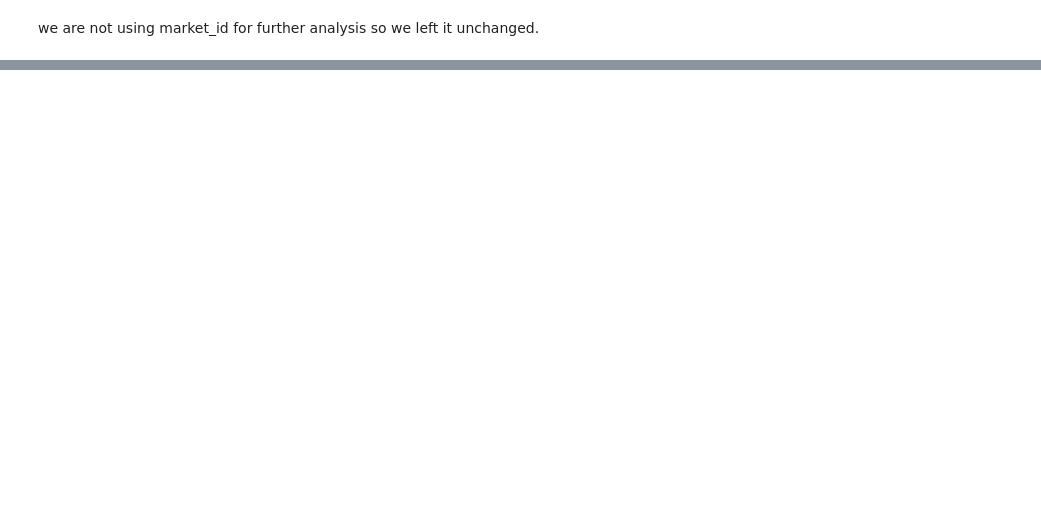
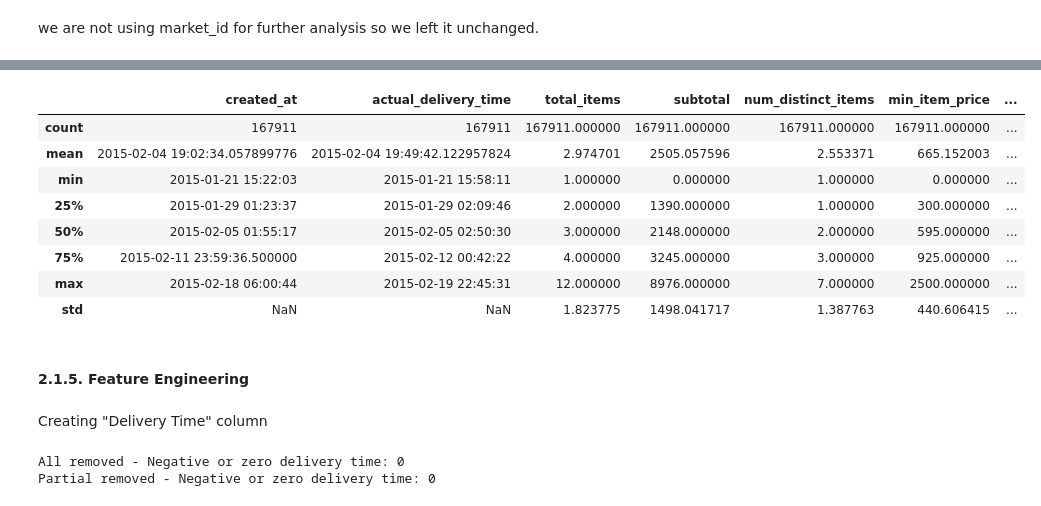
Before and after one commit to heyitzrizki/final-project-ds49-group3, a Jupyter notebook: eda & preprocessing/eda_&_pre_processing.ipynb, the cells around one changed output, grey strips where cells are left out. Saved outputs shown, nothing was run; the diff lists cells and outputs as text; code cells hidden in the pictures; blank space fills up the shorter version.

```diff
--- a/eda & preprocessing/eda_&_pre_processing.ipynb
+++ b/eda & preprocessing/eda_&_pre_processing.ipynb
@@ -731,0 +396,16 @@ df.head(10)
+# %%
+df_no_outlier_partial.describe()
+# %% [output]
+|  | created_at | actual_delivery_time | total_items | subtotal | num_distinct_items | min_item_price | ... |
+| count | 167911 | 167911 | 167911.000000 | 167911.000000 | 167911.000000 | 167911.000000 | ... |
+| mean | 2015-02-04 19:02:34.057899776 | 2015-02-04 19:49:42.122957824 | 2.974701 | 2505.057596 | 2.553371 | 665.152003 | ... |
+| min | 2015-01-21 15:22:03 | 2015-01-21 15:58:11 | 1.000000 | 0.000000 | 1.000000 | 0.000000 | ... |
+| 25% | 2015-01-29 01:23:37 | 2015-01-29 02:09:46 | 2.000000 | 1390.000000 | 1.000000 | 300.000000 | ... |
+| 50% | 2015-02-05 01:55:17 | 2015-02-05 02:50:30 | 3.000000 | 2148.000000 | 2.000000 | 595.000000 | ... |
+| 75% | 2015-02-11 23:59:36.500000 | 2015-02-12 00:42:22 | 4.000000 | 3245.000000 | 3.000000 | 925.000000 | ... |
+| max | 2015-02-18 06:00:44 | 2015-02-19 22:45:31 | 12.000000 | 8976.000000 | 7.000000 | 2500.000000 | ... |
+| std | NaN | NaN | 1.823775 | 1498.041717 | 1.387763 | 440.606415 | ... |
+# %% [markdown]
+#### 2.1.5. Feature Engineering
+# %% [markdown]
+Creating "Delivery Time" column
@@ -731,0 +424,6 @@ df.head(10)
+# %%
+print("All removed - Negative or zero delivery time:", (df_no_outlier_all['delivery_time'] <= 0).sum())
+print("Partial removed - Negative or zero delivery time:", (df_no_outlier_partial['delivery_time'] <= 0).sum())
+# %% [output]
+All removed - Negative or zero delivery time: 0
+Partial removed - Negative or zero delivery time: 0
```
Also changed, not shown: parts of 67 cells of this notebook.
